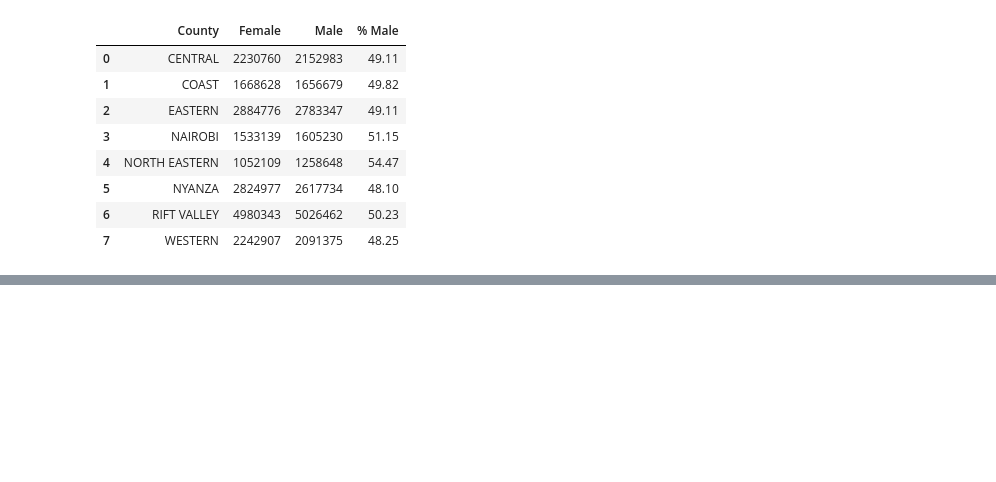
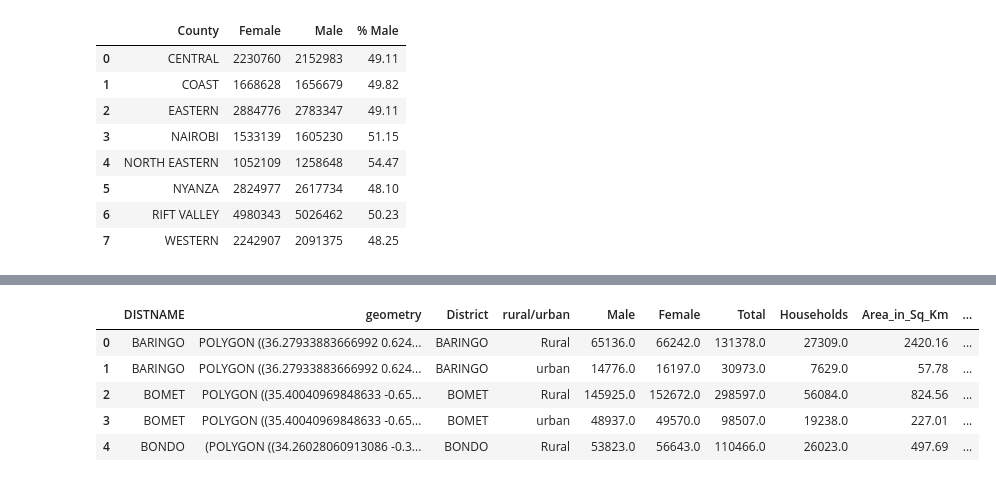
Before and after one commit to wkirui/data_analysis, a Jupyter notebook: Population Data Analysis.ipynb, the cells around one changed output, grey strips where cells are left out. Cells and saved outputs as stored; diff of their text form; code cells hidden in the pictures; blank space fills up the shorter version.

```diff
--- a/Population Data Analysis.ipynb
+++ b/Population Data Analysis.ipynb
@@ -109,0 +180,9 @@ Except for North Eastern, the gender distribution is closely balanced
+# %%
+ke_pop_distribution.head()
+# %% [output]
+|  | DISTNAME | geometry | District | rural/urban | Male | Female | Total | Households | Area_in_Sq_Km | ... |
+| 0 | BARINGO | POLYGON ((36.27933883666992 0.624... | BARINGO | Rural | 65136.0 | 66242.0 | 131378.0 | 27309.0 | 2420.16 | ... |
+| 1 | BARINGO | POLYGON ((36.27933883666992 0.624... | BARINGO | urban | 14776.0 | 16197.0 | 30973.0 | 7629.0 | 57.78 | ... |
+| 2 | BOMET | POLYGON ((35.40040969848633 -0.65... | BOMET | Rural | 145925.0 | 152672.0 | 298597.0 | 56084.0 | 824.56 | ... |
+| 3 | BOMET | POLYGON ((35.40040969848633 -0.65... | BOMET | urban | 48937.0 | 49570.0 | 98507.0 | 19238.0 | 227.01 | ... |
+| 4 | BONDO | (POLYGON ((34.26028060913086 -0.3... | BONDO | Rural | 53823.0 | 56643.0 | 110466.0 | 26023.0 | 497.69 | ... |
```
Also changed, not shown: parts of 19 cells of this notebook.
